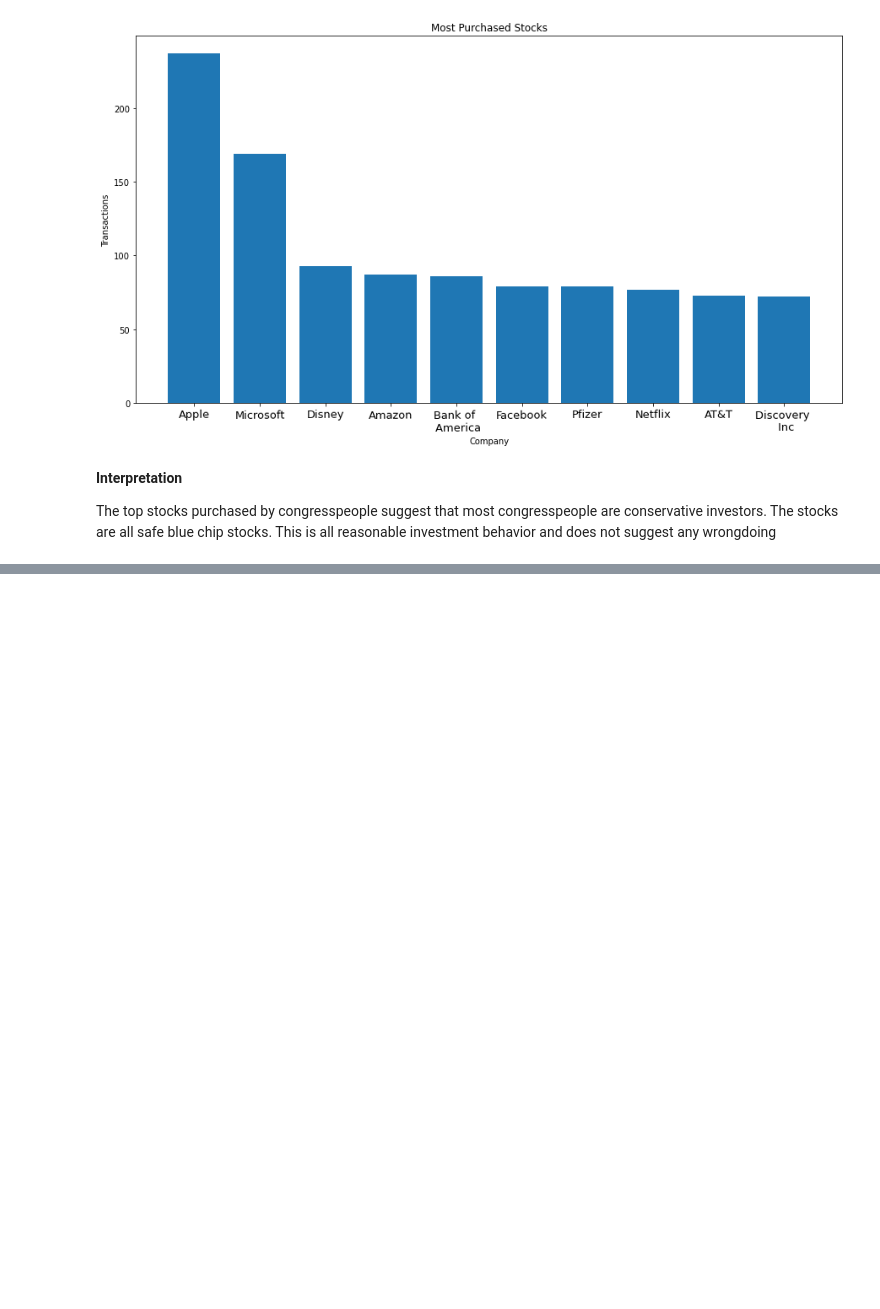
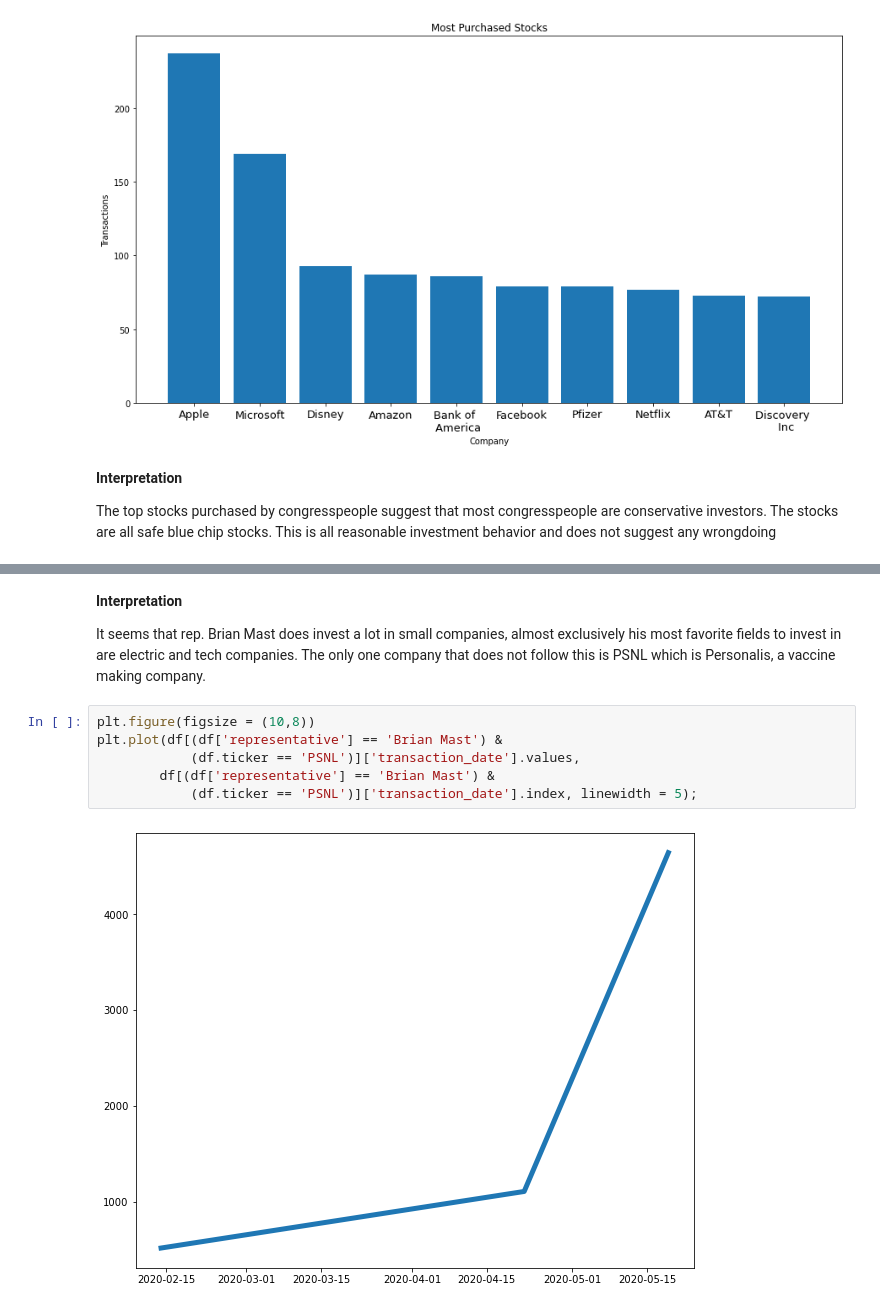
Before and after one commit to megansorel/Congress_Stocks, a Jupyter notebook: EDAVisualizations/EDA_Stock_Performance_transactions_w_visuals.ipynb, the cells around one changed output, grey strips where cells are left out. Drawn from its saved outputs; the diff is of its cells as text; blank space fills up the shorter version.

```diff
--- a/EDAVisualizations/EDA_Stock_Performance_transactions_w_visuals.ipynb
+++ b/EDAVisualizations/EDA_Stock_Performance_transactions_w_visuals.ipynb
@@ -565,0 +575,12 @@ The top stocks purchased by congresspeople suggest that most congresspeople are
+# %% [markdown]
+**Interpretation**
+
+It seems that rep. Brian Mast does invest a lot in small companies, almost exclusively his most favorite fields to invest in are electric and tech companies. The only one company that does not follow this is PSNL which is Personalis, a vaccine making company.
+# %%
+plt.figure(figsize = (10,8))
+plt.plot(df[(df['representative'] == 'Brian Mast') &
+            (df.ticker == 'PSNL')]['transaction_date'].values,
+        df[(df['representative'] == 'Brian Mast') &
+            (df.ticker == 'PSNL')]['transaction_date'].index, linewidth = 5);
+# %% [output]
+[figure, added]
```
Also changed, not shown: parts of 2 cells of this notebook.
